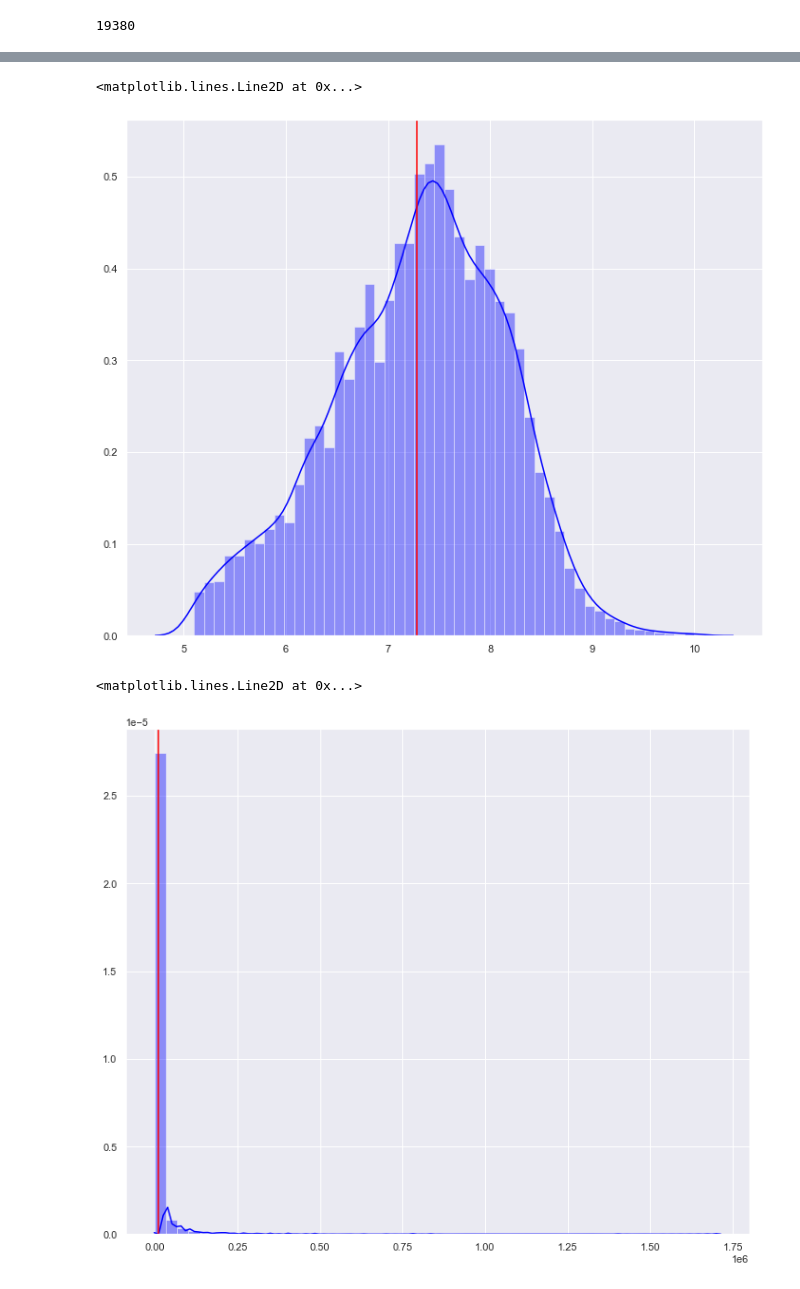
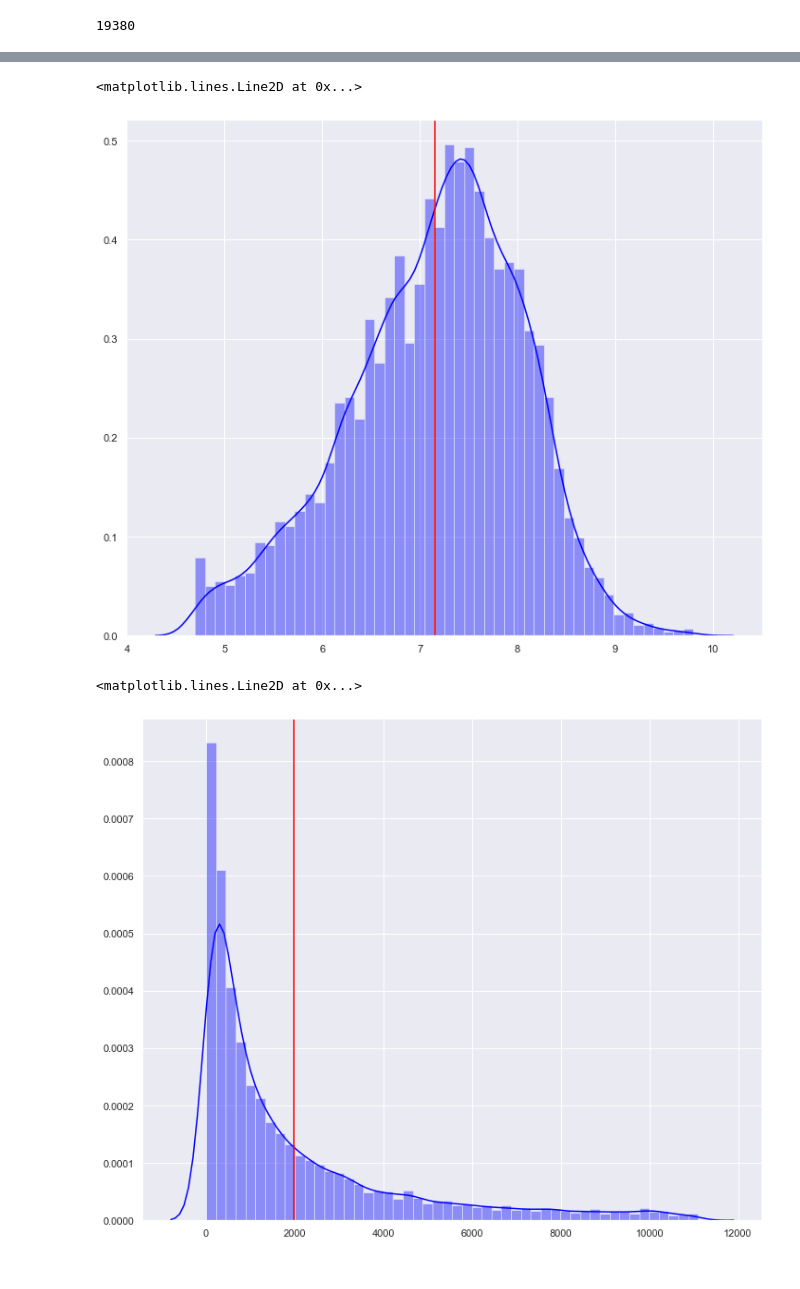
Before and after one commit to drrausch/Creating_Successful_Video_Content, a Jupyter notebook: EDA_TV_Show_Genres.ipynb, the cells around one changed output, grey strips where cells are left out. Saved outputs shown, nothing was run; the diff lists cells and outputs as text; code cells hidden in the pictures.

```diff
--- a/EDA_TV_Show_Genres.ipynb
+++ b/EDA_TV_Show_Genres.ipynb
@@ -210,3 +569,0 @@ sns.lmplot(x= 'imdb', y= 'votes', data= imbd_tv_series_df2, height = 10)
-# %%
-sns.set(rc={'figure.figsize':(12,10)})
-sns.boxplot(x=imbd_tv_series_df2['imdb'], y=imbd_tv_series_df2['genre'])
@@ -233,0 +570,2 @@ plt.axvline(mean1,0,2, color= 'red')
+# %%
+imbd_tv_series_df2.genre= imbd_tv_series_df2.genre.str.replace(" ","")
@@ -248,0 +586,5 @@ sns.boxplot(x=imbd_tv_series_df_top['imdb'])
+# %%
+Q1_imdb = imbd_tv_series_df2.quantile(0.25)
+Q3_imdb = imbd_tv_series_df2.quantile(0.75)
+IQR_imdb = Q3_imdb - Q1_imdb
+print(IQR_imdb)
@@ -248,0 +595,4 @@ sns.boxplot(x=imbd_tv_series_df_top['imdb'])
+# %%
+imbd_tv_series_df_noutlier = imbd_tv_series_df2[~((imbd_tv_series_df2 < (Q1_imdb - 1.5 * IQR_imdb)) |
+                                         (imbd_tv_series_df2 > (Q3_imdb + 1.5 * IQR_imdb))).any(axis=1)]
+imbd_tv_series_df_noutlier.head()
@@ -249,25 +606,25 @@ sns.boxplot(x=imbd_tv_series_df_top['imdb'])
 # %%
-x2= imbd_tv_series_df_top['imdb'].values
-mean2= imbd_tv_series_df_top['imdb'].mean()
+x1= imbd_tv_series_df_noutlier['imdb'].values
+mean1= imbd_tv_series_df_noutlier['imdb'].mean()
 
 
-sns.distplot(x2, color= 'blue')
+sns.distplot(x1, color= 'blue')
 
 # plot the mean on the same graph
-plt.axvline(mean2,0,2, color= 'red')
+plt.axvline(mean1,0,2, color= 'red')
 # As you can see it is a left skewd distribution because the mean is to the left.0
 # %% [output]
 <matplotlib.lines.Line2D at 0x...>
-[figure, old version]
+[figure, new version]
 # %%
-x2= imbd_tv_series_df_top['votes'].values
-mean2= imbd_tv_series_df_top['votes'].mean()
+x2= imbd_tv_series_df_noutlier['votes'].values
+mean2= imbd_tv_series_df_noutlier['votes'].mean()
 
 
 sns.distplot(x2, color= 'blue')
 
 # plot the mean on the same graph
 plt.axvline(mean2,0,2, color= 'red')
 # %% [output]
 <matplotlib.lines.Line2D at 0x...>
-[figure, old version]
+[figure, new version]
```
Also changed, not shown: parts of 96 cells of this notebook, 3 other files.
